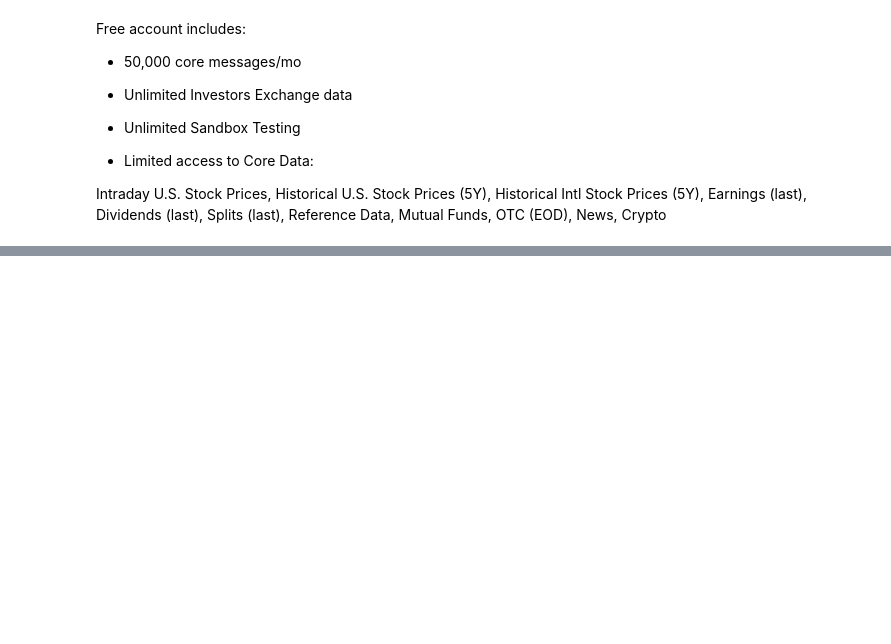
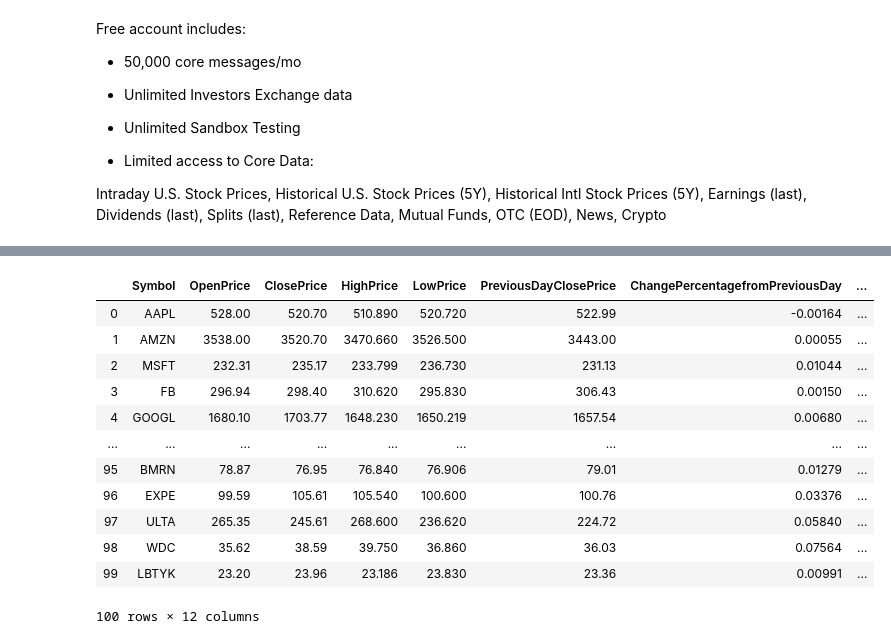
Before and after one commit to odindeltoro/Team-project-StockMarket, a Jupyter notebook: Data_Sources/IEXCloudAPI/IEXCloud_Quotes_M.ipynb, the cells around one changed output, grey strips where cells are left out. Saved outputs shown, nothing was run; the diff lists cells and outputs as text; code cells hidden in the pictures; blank space fills up the shorter version.

```diff
--- a/Data_Sources/IEXCloudAPI/IEXCloud_Quotes_M.ipynb
+++ b/Data_Sources/IEXCloudAPI/IEXCloud_Quotes_M.ipynb
@@ -93 +93,23 @@ Index(['symbol', 'companyName', 'primaryExchange', 'calculationPrice', 'open',
       dtype='object')
+# %%
+full = full.rename({'symbol': 'Symbol', 'open': 'OpenPrice',
+                    'close': 'ClosePrice','high': 'HighPrice',
+                    'low': 'LowPrice','previousClose': 'PreviousDayClosePrice',
+                    'changePercent': 'ChangePercentagefromPreviousDay','latestTime': 'LatestTime',
+                    'volume': 'Volume','avgTotalVolume': '30DayAverageVolume',
+                    'week52High': 'Adjusted52WeekHigh','week52Low': 'Adjusted52WeekLow'}, axis=1)
+full
+# %% [output]
+|  | Symbol | OpenPrice | ClosePrice | HighPrice | LowPrice | PreviousDayClosePrice | ChangePercentagefromPreviousDay | ... |
+| 0 | AAPL | 528.00 | 520.70 | 510.890 | 520.720 | 522.99 | -0.00164 | ... |
+| 1 | AMZN | 3538.00 | 3520.70 | 3470.660 | 3526.500 | 3443.00 | 0.00055 | ... |
+| 2 | MSFT | 232.31 | 235.17 | 233.799 | 236.730 | 231.13 | 0.01044 | ... |
+| 3 | FB | 296.94 | 298.40 | 310.620 | 295.830 | 306.43 | 0.00150 | ... |
+| 4 | GOOGL | 1680.10 | 1703.77 | 1648.230 | 1650.219 | 1657.54 | 0.00680 | ... |
+| ... | ... | ... | ... | ... | ... | ... | ... | ... |
+| 95 | BMRN | 78.87 | 76.95 | 76.840 | 76.906 | 79.01 | 0.01279 | ... |
+| 96 | EXPE | 99.59 | 105.61 | 105.540 | 100.600 | 100.76 | 0.03376 | ... |
+| 97 | ULTA | 265.35 | 245.61 | 268.600 | 236.620 | 224.72 | 0.05840 | ... |
+| 98 | WDC | 35.62 | 38.59 | 39.750 | 36.860 | 36.03 | 0.07564 | ... |
+| 99 | LBTYK | 23.20 | 23.96 | 23.186 | 23.830 | 23.36 | 0.00991 | ... |
+100 rows × 12 columns
```
Also changed, not shown: parts of 8 cells of this notebook, 11 other files.
